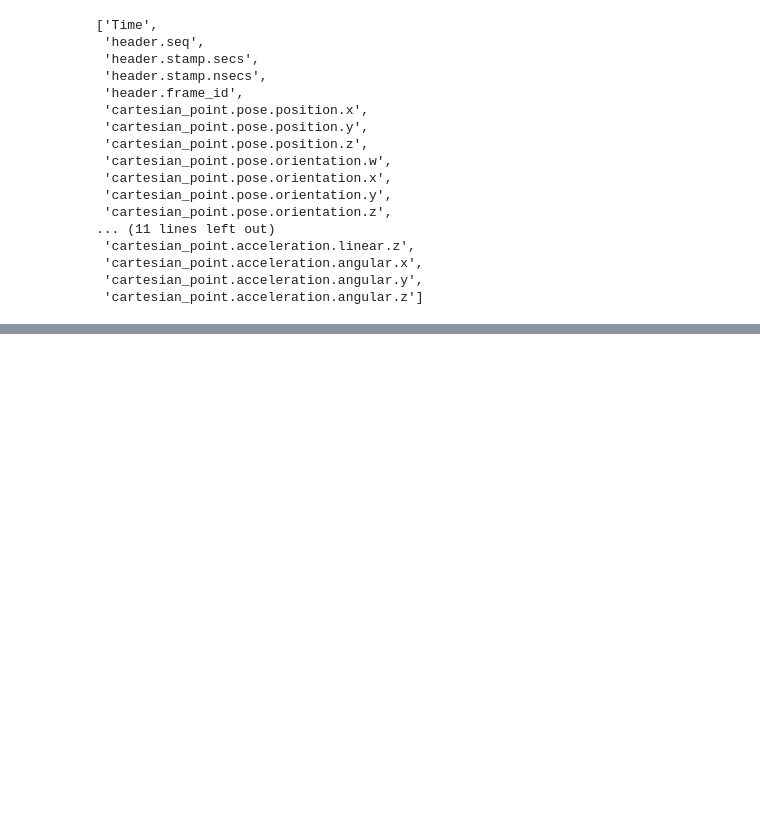
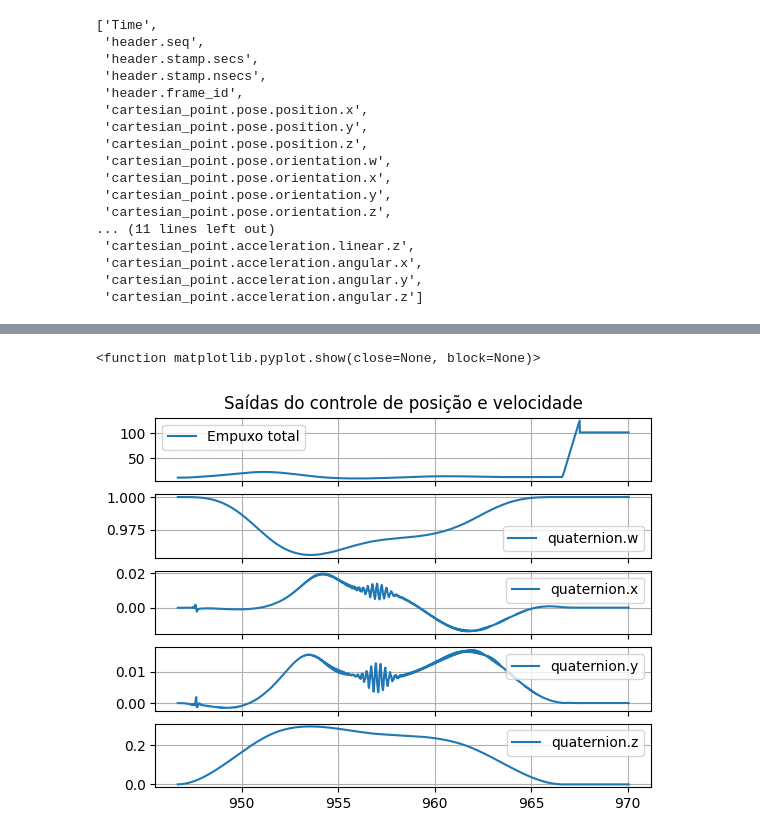
Before and after one commit to dferruzzo/quad_ufabc, a Jupyter notebook: scripts/rosbag.ipynb, the cells around one changed output, grey strips where cells are left out. Drawn from its saved outputs; the diff is of its cells as text; code cells hidden in the pictures; blank space fills up the shorter version.

Commit message:
attitude_control partially implemented

```diff
--- a/scripts/rosbag.ipynb
+++ b/scripts/rosbag.ipynb
@@ -306,0 +281,5 @@ plt.show()
+# %%
+# saída do controle de posição e velocidade
+pos_control_output = b.message_by_topic(topic='/quad/control/position_controller_output')
+pos_control_output_df = pd.read_csv(pos_control_output)
+pos_control_output_df
@@ -306,0 +300,41 @@ plt.show()
+# %%
+# gráficos da saída de controle de posição e velocidade.
+# Empuxo total e atitude em quaternion
+plt.subplot(5,1,1)
+plt.title('Saídas do controle de posição e velocidade')
+plt.plot(pos_control_output_df['Time'].to_numpy(), pos_control_output_df['position_controller_output.thrust.num'].to_numpy())
+plt.grid()
+plt.legend(['Empuxo total'])
+frame1 = plt.gca()
+frame1.axes.xaxis.set_ticklabels([])
+#
+plt.subplot(5,1,2)
+plt.plot(pos_control_output_df['Time'].to_numpy(), pos_control_output_df['position_controller_output.orientation_set_point.w'].to_numpy())
+plt.grid()
+plt.legend(['quaternion.w'])
+frame2 = plt.gca()
+frame2.axes.xaxis.set_ticklabels([])
+#
+plt.subplot(5,1,3)
+plt.plot(pos_control_output_df['Time'].to_numpy(), pos_control_output_df['position_controller_output.orientation_set_point.x'].to_numpy())
+plt.grid()
+plt.legend(['quaternion.x'])
+frame3 = plt.gca()
+frame3.axes.xaxis.set_ticklabels([])
+#
+plt.subplot(5,1,4)
+plt.plot(pos_control_output_df['Time'].to_numpy(), pos_control_output_df['position_controller_output.orientation_set_point.y'].to_numpy())
+plt.grid()
+plt.legend(['quaternion.y'])
+frame4 = plt.gca()
+frame4.axes.xaxis.set_ticklabels([])
+#
+plt.subplot(5,1,5)
+plt.plot(pos_control_output_df['Time'].to_numpy(), pos_control_output_df['position_controller_output.orientation_set_point.z'].to_numpy())
+plt.grid()
+plt.legend(['quaternion.z'])
+#
+plt.show
+# %% [output]
+<function matplotlib.pyplot.show(close=None, block=None)>
+[figure, added]
```
Also changed, not shown: parts of 14 cells of this notebook, 6 other files.
